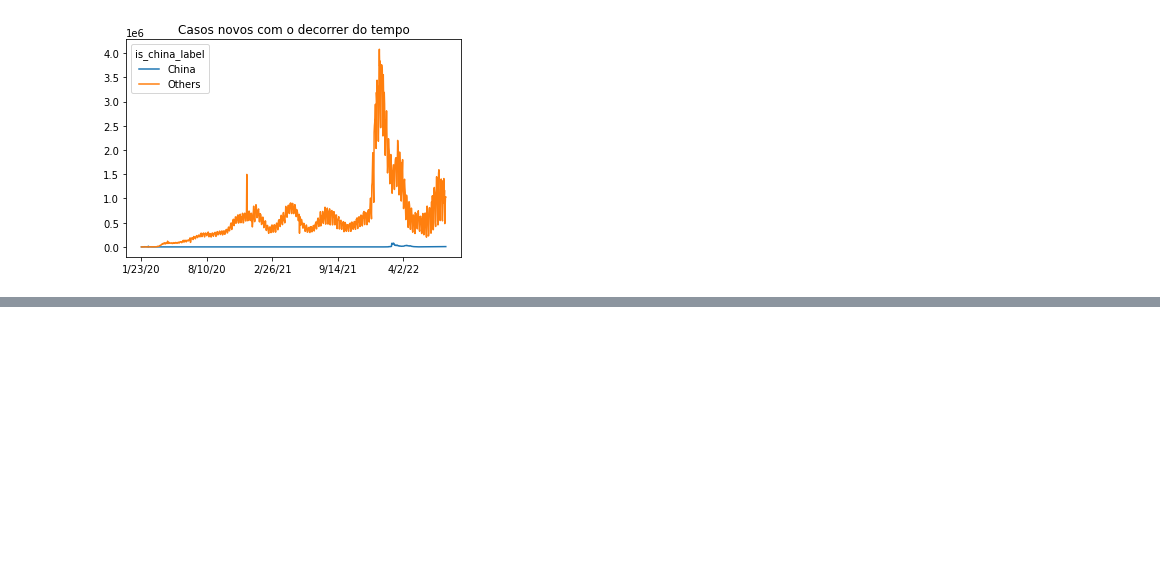
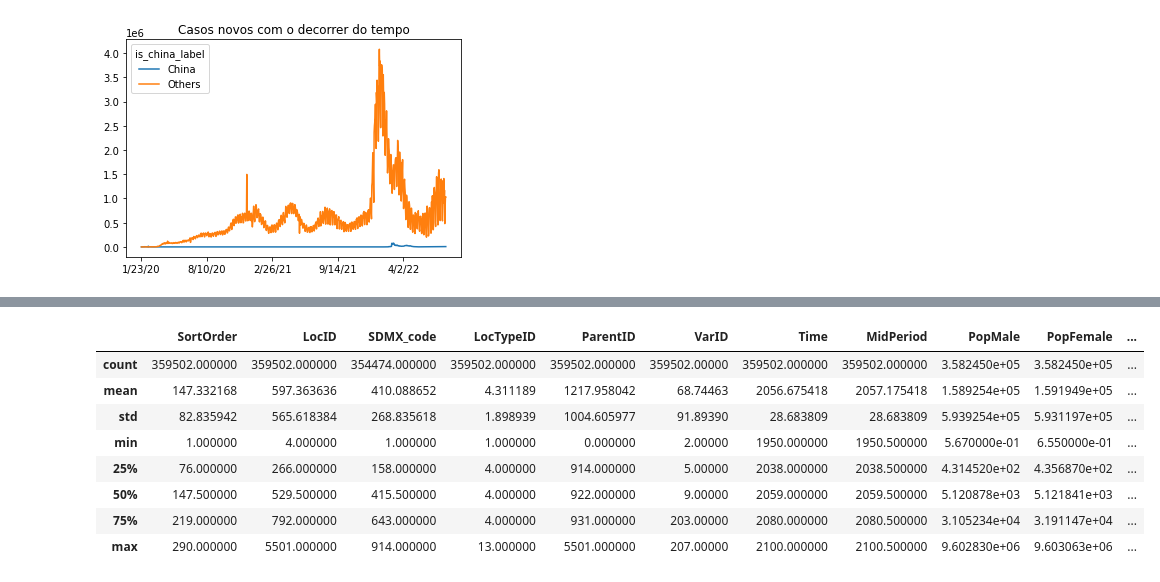
Before and after one commit to cglima/data-science-visualizacao-de-dados-para-saude-e-medicina, a Jupyter notebook: curso data science e saude-segunda-parte.ipynb, the cells around one changed output, grey strips where cells are left out. Cells and saved outputs as stored; diff of their text form; code cells hidden in the pictures; blank space fills up the shorter version.

```diff
--- a/curso data science e saude-segunda-parte.ipynb
+++ b/curso data science e saude-segunda-parte.ipynb
@@ -851,0 +877,12 @@ plt.show()
+# %%
+un_population.describe()
+# %% [output]
+|  | SortOrder | LocID | SDMX_code | LocTypeID | ParentID | VarID | Time | MidPeriod | PopMale | PopFemale | ... |
+| count | 359502.000000 | 359502.000000 | 354474.000000 | 359502.000000 | 359502.000000 | 359502.00000 | 359502.000000 | 359502.000000 | 3.582450e+05 | 3.582450e+05 | ... |
+| mean | 147.332168 | 597.363636 | 410.088652 | 4.311189 | 1217.958042 | 68.74463 | 2056.675418 | 2057.175418 | 1.589254e+05 | 1.591949e+05 | ... |
+| std | 82.835942 | 565.618384 | 268.835618 | 1.898939 | 1004.605977 | 91.89390 | 28.683809 | 28.683809 | 5.939254e+05 | 5.931197e+05 | ... |
+| min | 1.000000 | 4.000000 | 1.000000 | 1.000000 | 0.000000 | 2.00000 | 1950.000000 | 1950.500000 | 5.670000e-01 | 6.550000e-01 | ... |
+| 25% | 76.000000 | 266.000000 | 158.000000 | 4.000000 | 914.000000 | 5.00000 | 2038.000000 | 2038.500000 | 4.314520e+02 | 4.356870e+02 | ... |
+| 50% | 147.500000 | 529.500000 | 415.500000 | 4.000000 | 922.000000 | 9.00000 | 2059.000000 | 2059.500000 | 5.120878e+03 | 5.121841e+03 | ... |
+| 75% | 219.000000 | 792.000000 | 643.000000 | 4.000000 | 931.000000 | 203.00000 | 2080.000000 | 2080.500000 | 3.105234e+04 | 3.191147e+04 | ... |
+| max | 290.000000 | 5501.000000 | 914.000000 | 13.000000 | 5501.000000 | 207.00000 | 2100.000000 | 2100.500000 | 9.602830e+06 | 9.603063e+06 | ... |
```
Also changed, not shown: parts of 11 cells of this notebook.
